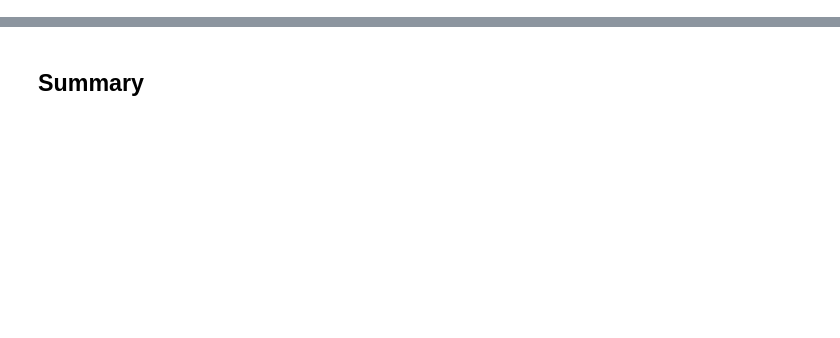
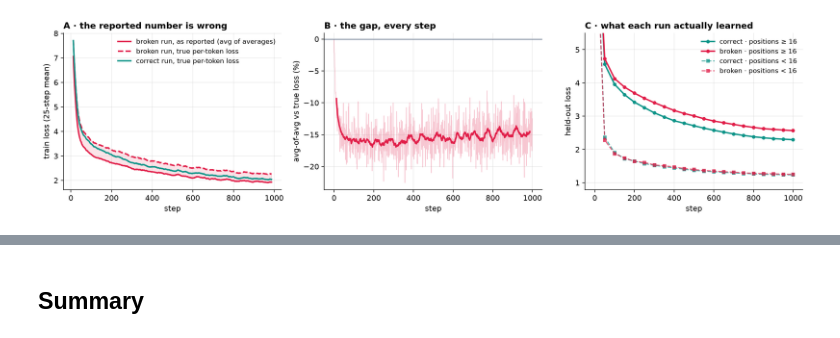
Before and after one commit to revantg/gpt2-training-loop, a Jupyter notebook: training_loop.ipynb, the cells around one changed output, grey strips where cells are left out. Cells and saved outputs as stored; diff of their text form; code cells hidden in the pictures; blank space fills up the shorter version.

```diff
--- a/training_loop.ipynb
+++ b/training_loop.ipynb
@@ -936,0 +808,29 @@ This notebook trained in fp16 (the T4 has no bf16 tensor cores), so GradScaler w
+# %%
+good, bad = ACC['correct'], ACC['broken']
+gap = 100 * (bad['avg_avg'] / bad['true'] - 1)                 # how far the broken run's dashboard is from the truth, %
+_x = np.arange(len(smooth(good['true']))) + 12                 # centre of each 25-step window
+
+_fig, _ax = plt.subplots(1, 3, figsize=(15, 4))
+_ax[0].plot(_x, smooth(bad['avg_avg']), color=ROSE, lw=2, label='broken run, as reported (avg of averages)')
+_ax[0].plot(_x, smooth(bad['true']), color=ROSE, lw=2, ls='--', label='broken run, true per-token loss')
+_ax[0].plot(_x, smooth(good['true']), color=TEAL, lw=2, label='correct run, true per-token loss')
+_ax[0].fill_between(_x, smooth(bad['true']), smooth(bad['avg_avg']), color=ROSE, alpha=0.12)
+_ax[0].set(title='A · the reported number is wrong', xlabel='step', ylabel='train loss (25-step mean)')
+_ax[0].legend(fontsize=9)
+
+_ax[1].plot(gap, color=ROSE, alpha=0.25, lw=1)
+_ax[1].plot(_x, smooth(gap), color=ROSE, lw=2)
+_ax[1].axhline(0, color=SLATE, lw=1)
+_ax[1].set(title='B · the gap, every step', xlabel='step', ylabel='avg-of-avg vs true loss (%)')
+
+_vs = good['val_step']
+_ax[2].plot(_vs, good['val_long'], 'o-', color=TEAL, lw=2, ms=4, label='correct · positions ≥ 16')
+_ax[2].plot(_vs, bad['val_long'], 'o-', color=ROSE, lw=2, ms=4, label='broken · positions ≥ 16')
+_ax[2].plot(_vs, good['val_short'], 's--', color=TEAL, lw=1.5, ms=4, alpha=0.7, label='correct · positions < 16')
+_ax[2].plot(_vs, bad['val_short'], 's--', color=ROSE, lw=1.5, ms=4, alpha=0.7, label='broken · positions < 16')
+_ax[2].set(title='C · what each run actually learned', xlabel='step', ylabel='held-out loss', ylim=(None, 5.5))
+_ax[2].legend(fontsize=9)
+plt.tight_layout()
+save(_fig, 'r2-accumulation.png')
+# %% [output]
+[figure, added]
```
Also changed, not shown: parts of 94 cells of this notebook, 10 other files.
